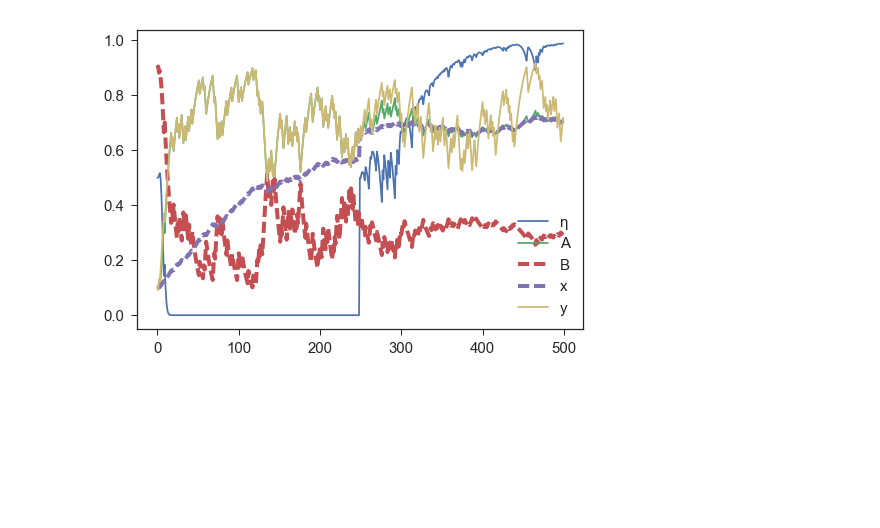
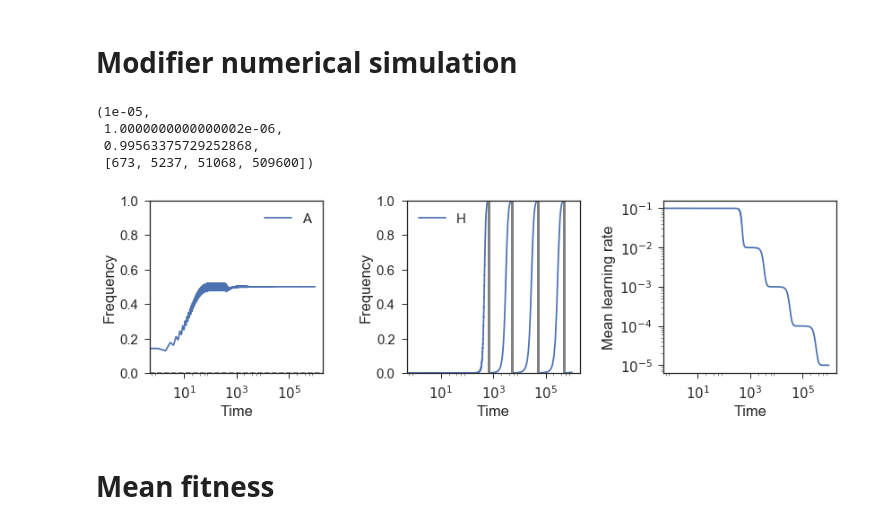
Before and after one commit to yoavram/Milpitas, a Jupyter notebook: notebooks/modifiers recursion.ipynb, the cells around one changed output. Drawn from its saved outputs; the diff is of its cells as text; code cells hidden in the pictures; blank space fills up the shorter version.

```diff
--- a/notebooks/modifiers recursion.ipynb
+++ b/notebooks/modifiers recursion.ipynb
@@ -7,9 +7,4 @@ sns.set(
     style='ticks',
     font_scale=1.5
 )
-# %%
-η = 0.01
-H = 0.1
-W = 1
-w = 0.1
 # %% [markdown]
@@ -22,3 +31,5 @@ w = 0.1
+# %% [markdown]
+# Modifier numerical simulation
 # %%
 def recursion(p, x, y, W, w, e):
     if np.random.rand() > e:
@@ -56,11 +78,24 @@ for t in range(n//2, n):
 
 q = 1 - p
-# %%
-plt.plot(p, label='η')
-plt.plot(p*x + q*y, label='A')
-plt.plot(p*(1-x) + q*(1-y), lw=4, ls='--', label='B')
-plt.plot(x, lw=4, ls='--', label='x')
-plt.plot(y, label='y')
-plt.legend();
-# %% [output]
-[figure, removed]
+# %%
+fig, axes = plt.subplots(1, 3, figsize=(12, 4), sharey=False, sharex=True)
+axes[1].plot(q, label='H')
+axes[0].plot(p*x + q*y, label='A')
+axes[0].axhline(e, ls='--', color='gray')
+axes[2].plot(rate)
+for inv in invasions:
+    axes[1].axvline(inv, ls='-', lw=3, color='gray')
+for i in range(2):
+    axes[i].set(ylim=(0,1), ylabel='Frequency', xlabel='Time', xscale='log')
+    axes[i].legend()
+axes[2].set(ylabel='Mean learning rate', xlabel='Time', yscale='log')
+fig.tight_layout()
+η, H, p[-1], invasions
+# %% [output]
+(1e-05,
+ 1.0000000000000002e-06,
+ 0.99563375729252868,
+ [673, 5237, 51068, 509600])
+[figure, added]
+# %% [markdown]
+# Mean fitness
```
Also changed, not shown: parts of 20 cells of this notebook.
